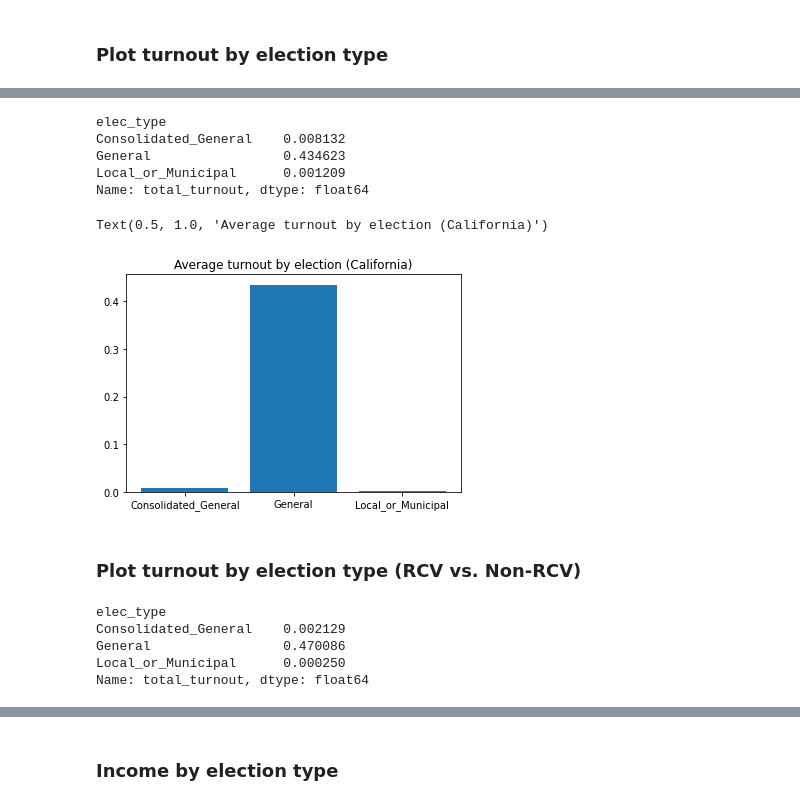
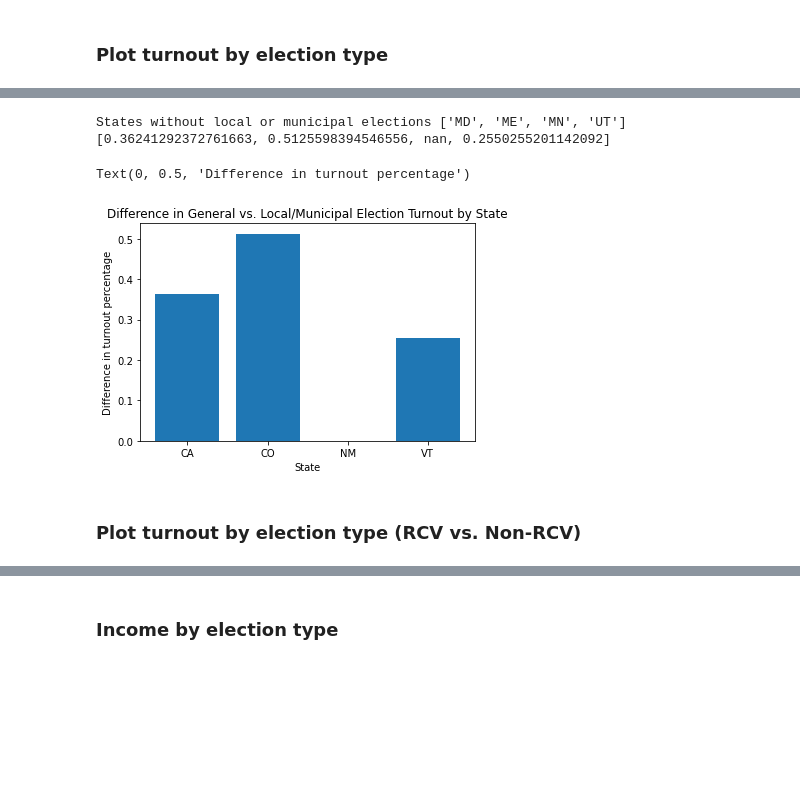
Before and after one commit to jnshzk/capstone, a Jupyter notebook: jin_visualizations.ipynb, the cells around one changed output, grey strips where cells are left out. Saved outputs shown, nothing was run; the diff lists cells and outputs as text; code cells hidden in the pictures; blank space fills up the shorter version.

```diff
--- a/jin_visualizations.ipynb
+++ b/jin_visualizations.ipynb
@@ -28,18 +29,49 @@ ca_merged_df.head()
-# %%
-avg_turnout_by_election_type = ca_merged_df.groupby(['elec_type']).mean()['total_turnout']
-avg_turnout_by_election_type
-# %% [output]
-elec_type
-Consolidated_General    0.008132
-General                 0.434623
-Local_or_Municipal      0.001209
-Name: total_turnout, dtype: float64
-# %%
-plt.bar(['Consolidated_General', 'General', 'Local_or_Municipal'], avg_turnout_by_election_type)
-plt.title('Average turnout by election (California)')
-# %% [output]
-Text(0.5, 1.0, 'Average turnout by election (California)')
-[figure, removed]
+# %%
+def general_local_turnout_diff(state, df):
+    state_df = df[df['state']==state]
+    avg_turnout_by_elect_type = state_df.groupby(['elec_type']).mean()['total_turnout']
+    #print(avg_turnout_by_elect_type)
+    output = avg_turnout_by_elect_type['General'] - avg_turnout_by_elect_type['Local_or_Municipal']
+    return output
+# %%
+states = list(df['state'].unique())
+states_without_local = []
+
+for state in states:
+    state_df = df[df['state']==state]
+    elect_types = state_df['elec_type'].unique()
+    has_local = False
+    for elect_type in elect_types:
+        if elect_type == 'Local_or_Municipal':
+            has_local = True
+    if has_local == False:
+        states_without_local.append(state)
+
+print('States without local or municipal elections', states_without_local)
+
+for state in states_without_local:
+    states.remove(state)
+#print(states)
+
+general_local_turnout_diffs = []
+
+for state in states:
+    #print(state)
+    #print(general_local_turnout_diff(state))
+    general_local_turnout_diffs.append(general_local_turnout_diff(state, df))
+    #print(general_local_turnout_diffs)
+print(general_local_turnout_diffs)
+# %% [output]
+States without local or municipal elections ['MD', 'ME', 'MN', 'UT']
+[0.36241292372761663, 0.5125598394546556, nan, 0.2550255201142092]
+# %%
+plt.bar(states, general_local_turnout_diffs)
+plt.title('Difference in General vs. Local/Municipal Election Turnout by State')
+plt.xlabel('State')
+plt.ylabel('Difference in turnout percentage')
+# %% [output]
+Text(0, 0.5, 'Difference in turnout percentage')
+[figure, added]
 # %% [markdown]
 ### Plot turnout by election type (RCV vs. Non-RCV)
 # %%
@@ -51,9 +86,0 @@ non_rcv_df = ca_merged_df[ca_merged_df['Residence_Addresses_City'].isin(non_rcv_
-# %%
-avg_turnout_by_election_type_rcv = rcv_df.groupby(['elec_type']).mean()['total_turnout']
-avg_turnout_by_election_type_rcv
-# %% [output]
-elec_type
-Consolidated_General    0.002129
-General                 0.470086
-Local_or_Municipal      0.000250
-Name: total_turnout, dtype: float64
```
Also changed, not shown: parts of 21 cells of this notebook.
